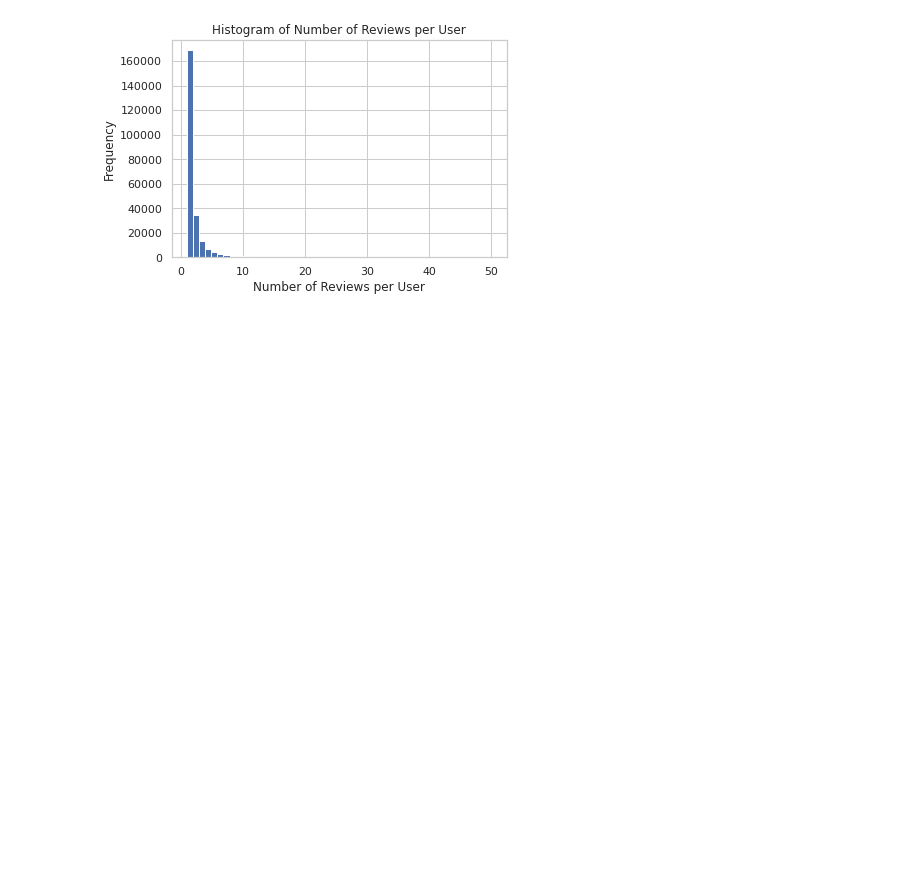
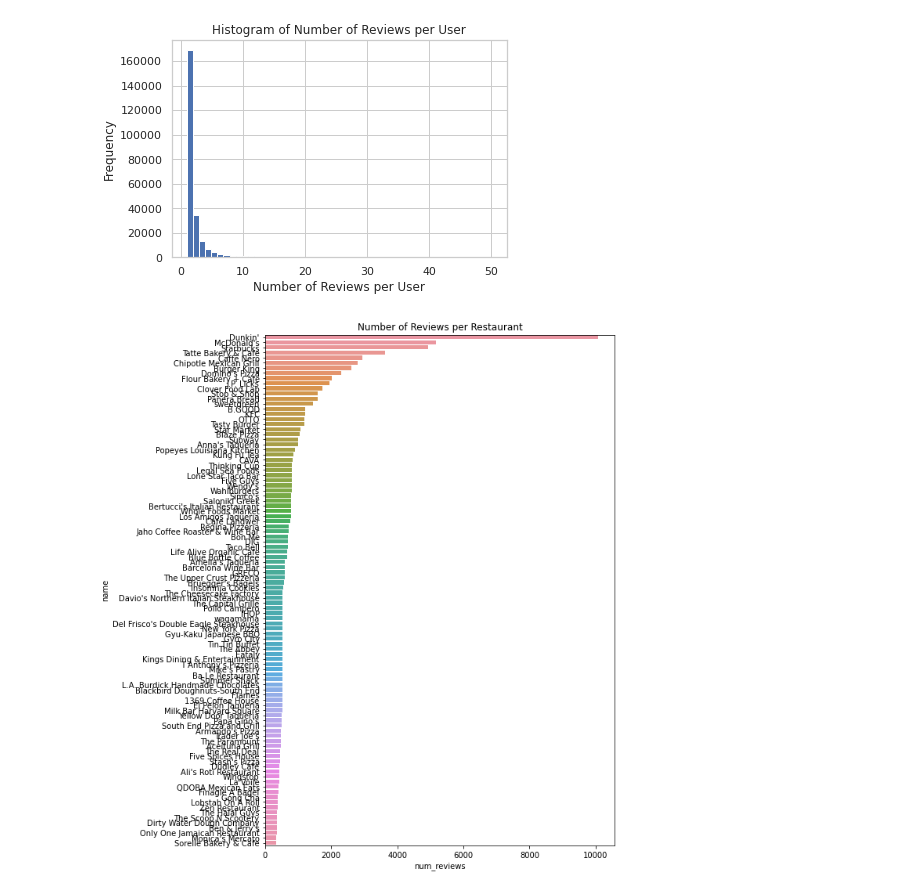
Before and after one commit to gaulight42/restaurants, a Jupyter notebook: nbs/restaurants1.ipynb, the cells around one changed output. Drawn from its saved outputs; the diff is of its cells as text; code cells hidden in the pictures; blank space fills up the shorter version.

Commit message:
restaurant based grouping graphs

```diff
--- a/nbs/restaurants1.ipynb
+++ b/nbs/restaurants1.ipynb
@@ -205,3 +206,14 @@ fig2.savefig('../figs/reviewsPerUserHistogram.png', bbox_inches = 'tight')
 plt.show()
 # %% [output]
 [figure]
+# %%
+restaurant_reviews = df.groupby('name')['review_id'].count().reset_index(name='num_reviews')
+most_reviews3 = restaurant_reviews.sort_values(by='num_reviews', ascending=False)
+
+fig, ax = plt.subplots(figsize=(8, 12)) # adjust the size here
+plt.title('Number of Reviews per Restaurant')
+sns.barplot(y="name", x="num_reviews", data=most_reviews3.head(100), ax=ax)
+fig.savefig('../figs/reviewsPerRestaurantTop100.png', bbox_inches = 'tight')
+plt.show()
+# %% [output]
+[figure, added]
```
Also changed, not shown: parts of 4 cells of this notebook, 3 other files.
